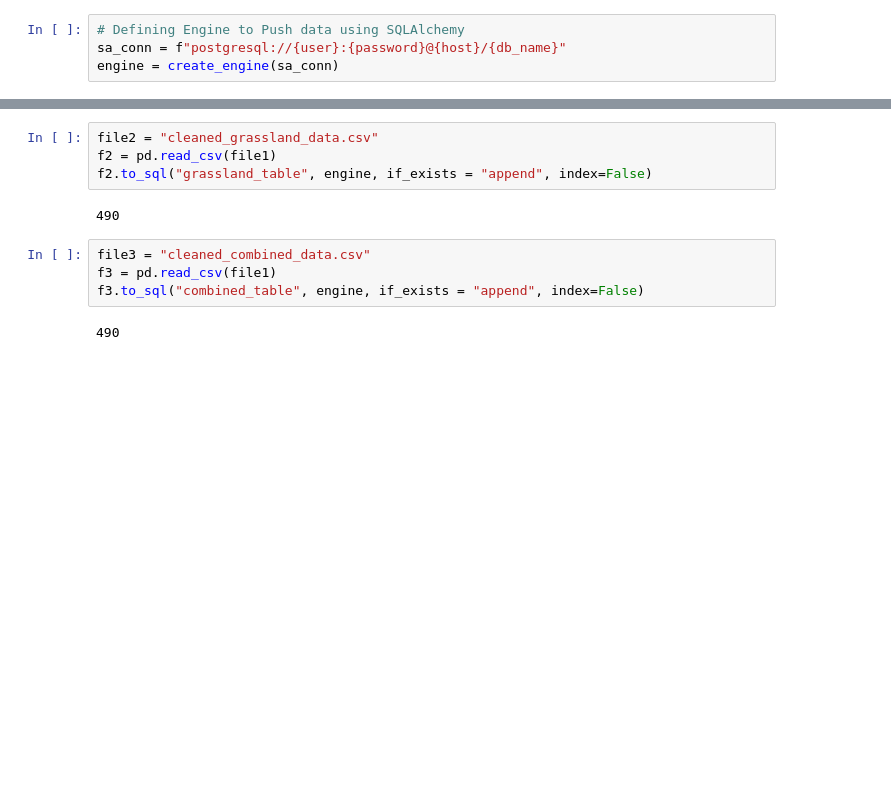
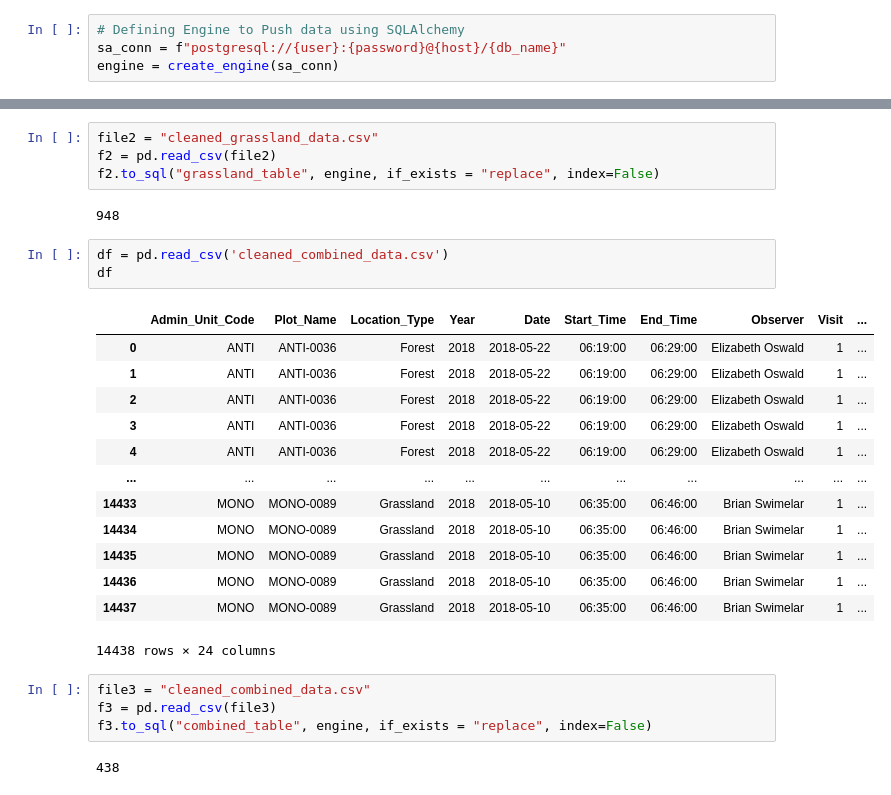
Before and after one commit to aravinth-panneerselvam/Bird_species_observatory, a Jupyter notebook: to_sql.ipynb, the cells around one changed output, grey strips where cells are left out. Cells and saved outputs as stored; diff of their text form; blank space fills up the shorter version.

```diff
--- a/to_sql.ipynb
+++ b/to_sql.ipynb
@@ -23,13 +23,30 @@ f1.to_sql("forest_table", engine, if_exists = "append", index=False)
 490
 # %%
 file2 = "cleaned_grassland_data.csv"
-f2 = pd.read_csv(file1)
-f2.to_sql("grassland_table", engine, if_exists = "append", index=False)
+f2 = pd.read_csv(file2)
+f2.to_sql("grassland_table", engine, if_exists = "replace", index=False)
 # %% [output]
-490
+948
+# %%
+df = pd.read_csv('cleaned_combined_data.csv')
+df
+# %% [output]
+|  | Admin_Unit_Code | Plot_Name | Location_Type | Year | Date | Start_Time | End_Time | Observer | Visit | ... |
+| 0 | ANTI | ANTI-0036 | Forest | 2018 | 2018-05-22 | 06:19:00 | 06:29:00 | Elizabeth Oswald | 1 | ... |
+| 1 | ANTI | ANTI-0036 | Forest | 2018 | 2018-05-22 | 06:19:00 | 06:29:00 | Elizabeth Oswald | 1 | ... |
+| 2 | ANTI | ANTI-0036 | Forest | 2018 | 2018-05-22 | 06:19:00 | 06:29:00 | Elizabeth Oswald | 1 | ... |
+| 3 | ANTI | ANTI-0036 | Forest | 2018 | 2018-05-22 | 06:19:00 | 06:29:00 | Elizabeth Oswald | 1 | ... |
+| 4 | ANTI | ANTI-0036 | Forest | 2018 | 2018-05-22 | 06:19:00 | 06:29:00 | Elizabeth Oswald | 1 | ... |
+| ... | ... | ... | ... | ... | ... | ... | ... | ... | ... | ... |
+| 14433 | MONO | MONO-0089 | Grassland | 2018 | 2018-05-10 | 06:35:00 | 06:46:00 | Brian Swimelar | 1 | ... |
+| 14434 | MONO | MONO-0089 | Grassland | 2018 | 2018-05-10 | 06:35:00 | 06:46:00 | Brian Swimelar | 1 | ... |
+| 14435 | MONO | MONO-0089 | Grassland | 2018 | 2018-05-10 | 06:35:00 | 06:46:00 | Brian Swimelar | 1 | ... |
+| 14436 | MONO | MONO-0089 | Grassland | 2018 | 2018-05-10 | 06:35:00 | 06:46:00 | Brian Swimelar | 1 | ... |
+| 14437 | MONO | MONO-0089 | Grassland | 2018 | 2018-05-10 | 06:35:00 | 06:46:00 | Brian Swimelar | 1 | ... |
+14438 rows × 24 columns
 # %%
 file3 = "cleaned_combined_data.csv"
-f3 = pd.read_csv(file1)
-f3.to_sql("combined_table", engine, if_exists = "append", index=False)
+f3 = pd.read_csv(file3)
+f3.to_sql("combined_table", engine, if_exists = "replace", index=False)
 # %% [output]
-490
+438
```
Also changed, not shown: parts of 1 cell of this notebook.
